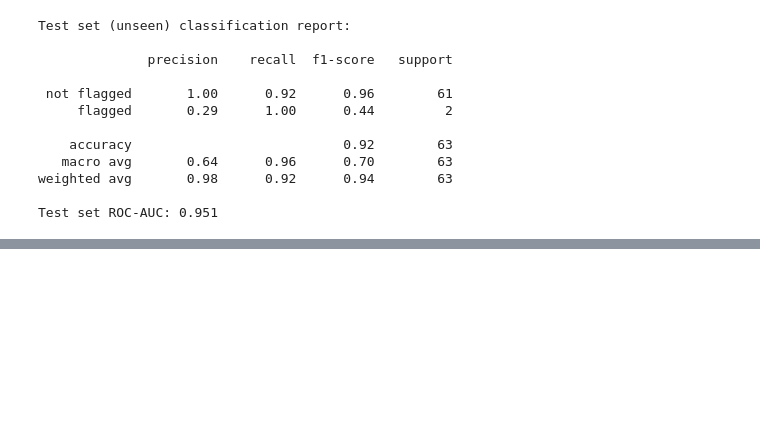
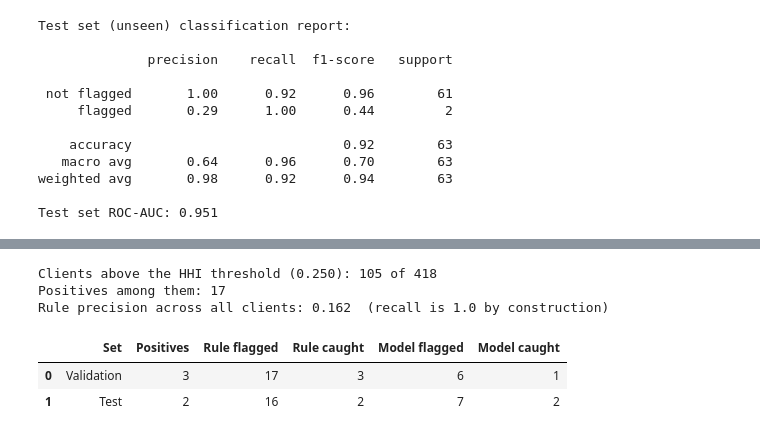
Before and after one commit to GopolangMmutlwaneCaptone/Risk-Concentration-Flagging, a Jupyter notebook: SS3_PartB/SS3_PartB.ipynb, the cells around one changed output, grey strips where cells are left out. Drawn from its saved outputs; the diff is of its cells as text; code cells hidden in the pictures; blank space fills up the shorter version.

Commit message:
Add HHI-rule baseline and cross-validation comparison to SS3 notebook and README

```diff
--- a/SS3_PartB/SS3_PartB.ipynb
+++ b/SS3_PartB/SS3_PartB.ipynb
@@ -1290,0 +1295,31 @@ Test set ROC-AUC: 0.951
+# %%
+n_above = int((latest_features["hhi"] > label_threshold).sum())
+n_pos = int(latest_features["label"].sum())
+
+print(f"Clients above the HHI threshold ({label_threshold:.3f}): {n_above} of {len(latest_features)}")
+print(f"Positives among them: {n_pos}")
+print(f"Rule precision across all clients: {n_pos / n_above:.3f}  (recall is 1.0 by construction)")
+
+rows = []
+for name, X_s, y_s, y_pred in [
+    ("Validation", X_val, y_val, y_val_pred),
+    ("Test", X_test, y_test, y_test_pred),
+]:
+    rule_pred = (X_s["hhi"] > label_threshold).astype(int)
+    rows.append({
+        "Set": name,
+        "Positives": int(y_s.sum()),
+        "Rule flagged": int(rule_pred.sum()),
+        "Rule caught": int(((rule_pred == 1) & (y_s == 1)).sum()),
+        "Model flagged": int(y_pred.sum()),
+        "Model caught": int(((y_pred == 1) & (y_s == 1)).sum()),
+    })
+
+pd.DataFrame(rows)
+# %% [output]
+Clients above the HHI threshold (0.250): 105 of 418
+Positives among them: 17
+Rule precision across all clients: 0.162  (recall is 1.0 by construction)
+|  | Set | Positives | Rule flagged | Rule caught | Model flagged | Model caught |
+| 0 | Validation | 3 | 17 | 3 | 6 | 1 |
+| 1 | Test | 2 | 16 | 2 | 7 | 2 |
```
Also changed, not shown: parts of 4 cells of this notebook, 1 other file.
